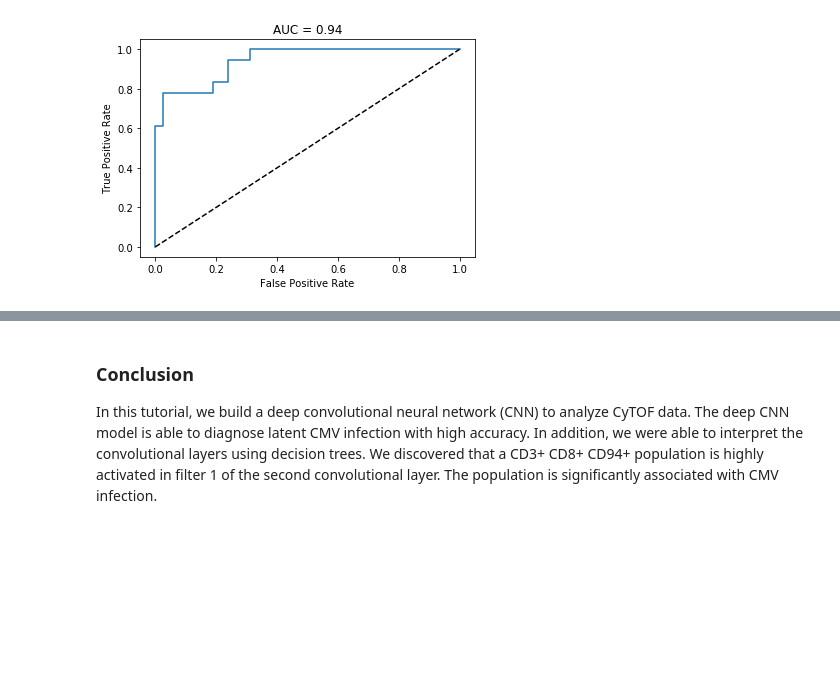
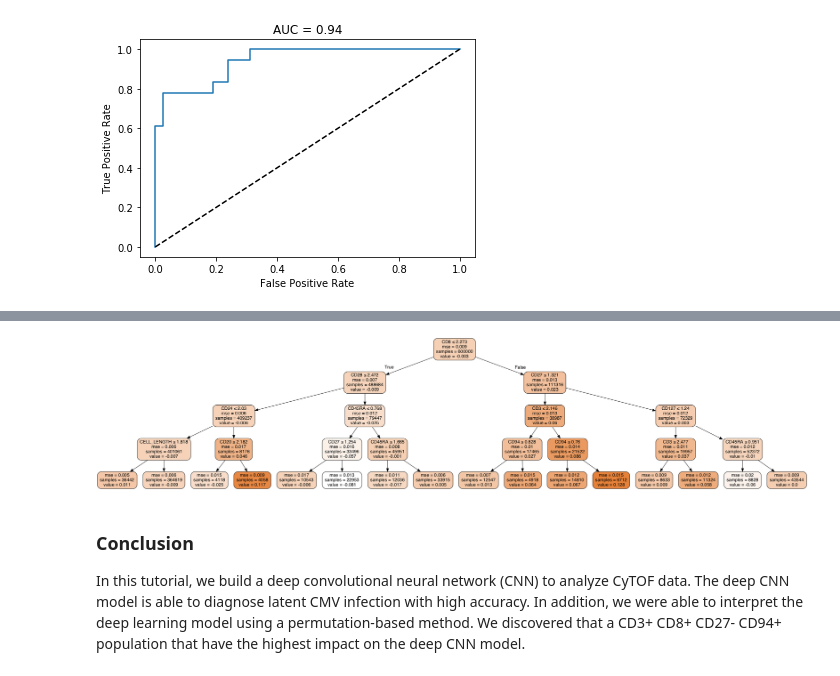
Before and after one commit to hzc363/DeepLearningCyTOF, a Jupyter notebook: DeepLearning_CyTOF.ipynb, the cells around one changed output, grey strips where cells are left out. Saved outputs shown, nothing was run; the diff lists cells and outputs as text; code cells hidden in the pictures; blank space fills up the shorter version.

Commit message:
new interpretation methods

```diff
--- a/DeepLearning_CyTOF.ipynb
+++ b/DeepLearning_CyTOF.ipynb
@@ -295,3 +217,38 @@ print("P value = ", test1[1])
+# %%
+##### Step 8: Interpret the deep learning model. #####
+
+# warning: may take a long time (around 30 mins) to run
+
+# Calculate the impact of each cell on the model output
+dY = np.zeros([x_test.shape[0],x_test.shape[1]])
+s1 = np.random.randint(0,(x_test.shape[1]-1),int(x_test.shape[1]*0.05))
+
+for i in range(x_test.shape[0]):
+    pred_i = final_model.predict([x_test[[i],:,:,:]])
+    for j in range(x_test.shape[1]):
+        t1 = x_test[[i],:,:,:].copy()
+        t1[:,s1,:,:] = t1[:,j,:,:]
+        pred_j = final_model.predict([t1])
+        dY[i,j] = pred_j-pred_i
+
+# reformat dY
+x_test2 = x_test.reshape((x_test.shape[0]*x_test.shape[1],27))
+dY = dY.reshape([x_test.shape[0]*x_test.shape[1]])
+
+# Build decision tree to identify cell subset with high dY
+regr_1 = DecisionTreeRegressor(max_depth=4)
+regr_1.fit(x_test2, dY)
+
+# Plot the decision tree
+dot_data = StringIO()
+export_graphviz(regr_1, out_file=dot_data,
+                feature_names= markerNames,
+                filled=True, rounded=True,
+                special_characters=True)
+graph = pydotplus.graph_from_dot_data(dot_data.getvalue())
+Image(graph.create_png())
+# %% [output]
+[figure, added]
 # %% [markdown]
 ### Conclusion
-In this tutorial, we build a deep convolutional neural network (CNN) to analyze CyTOF data. The deep CNN model is able to diagnose latent CMV infection with high accuracy. In addition, we were able to interpret the convolutional layers using decision trees. We discovered that a CD3+ CD8+ CD94+ population is highly activated in filter 1 of the second convolutional layer. The population is significantly associated with CMV infection.
+In this tutorial, we build a deep convolutional neural network (CNN) to analyze CyTOF data. The deep CNN model is able to diagnose latent CMV infection with high accuracy. In addition, we were able to interpret the deep learning model using a permutation-based method. We discovered that a CD3+ CD8+ CD27- CD94+ population that have the highest impact on the deep CNN model.
```
Also changed, not shown: parts of 10 cells of this notebook, 2 other files.
